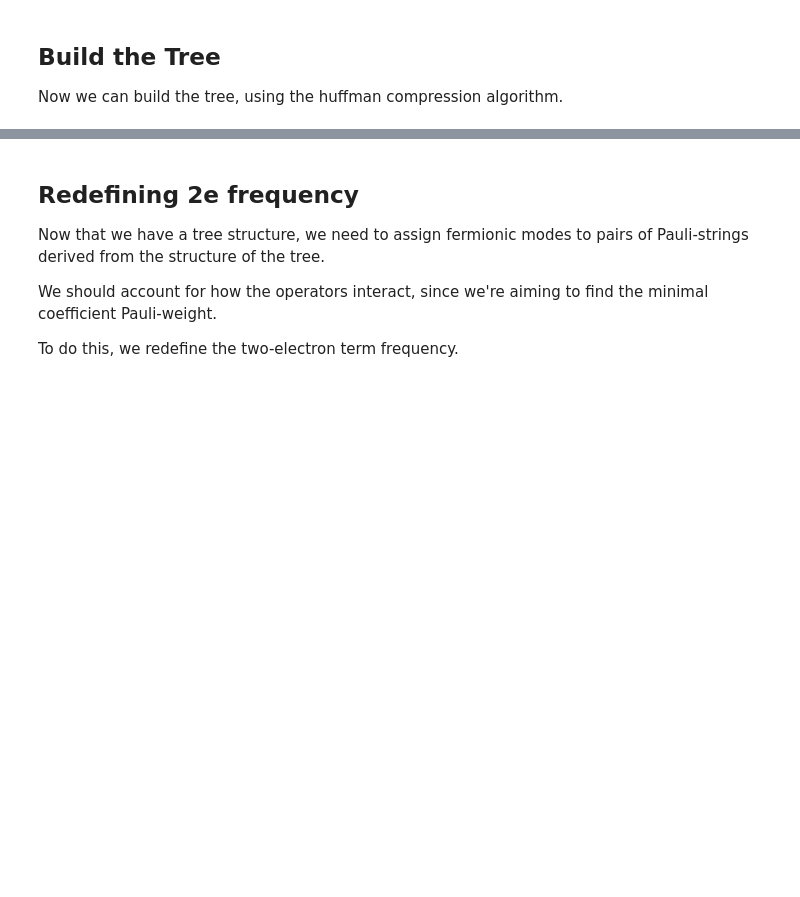
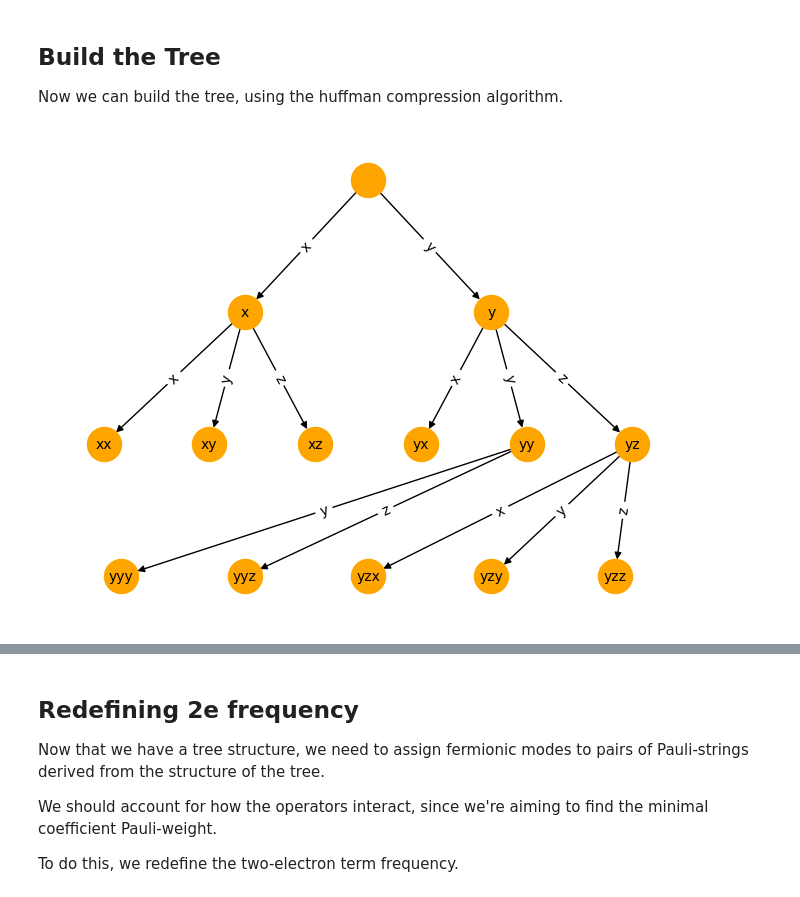
Before and after one commit to UCL-CCS/ferrmion, a Jupyter notebook: docs/source/notebooks/huffman.ipynb, the cells around one changed output, grey strips where cells are left out. Saved outputs shown, nothing was run; the diff lists cells and outputs as text; code cells hidden in the pictures; blank space fills up the shorter version.

```diff
--- a/docs/source/notebooks/huffman.ipynb
+++ b/docs/source/notebooks/huffman.ipynb
@@ -105,0 +92,5 @@ huffman_tree = relabeled_tree
+# %%
+from ferrmion.visualise import draw_tt
+draw_tt(root_node)
+# %% [output]
+[figure, added]
```
Also changed, not shown: parts of 10 cells of this notebook, 16 other files.
